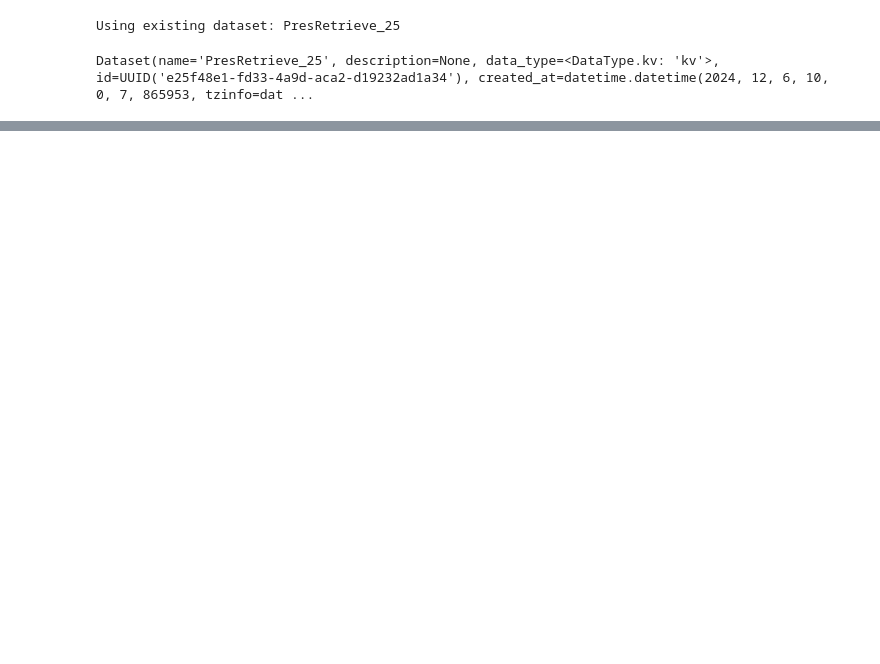
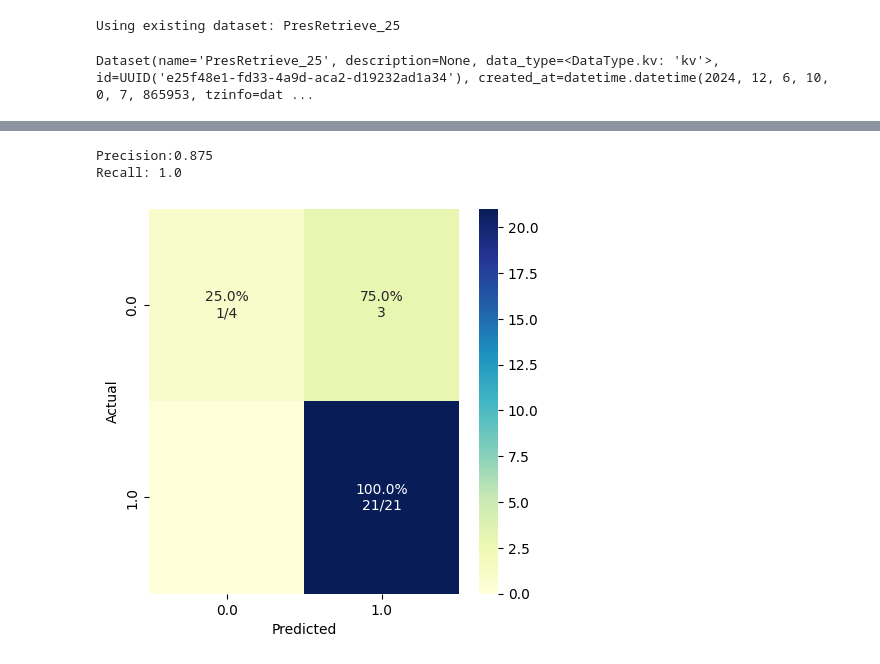
Before and after one commit to tambovtsev-io/presentation-search, a Jupyter notebook: notebooks/evaluation/eval_langsmith.ipynb, the cells around one changed output, grey strips where cells are left out. Cells and saved outputs as stored; diff of their text form; code cells hidden in the pictures; blank space fills up the shorter version.

```diff
--- a/notebooks/evaluation/eval_langsmith.ipynb
+++ b/notebooks/evaluation/eval_langsmith.ipynb
@@ -94,0 +323,40 @@ https://smith.langchain.com/o/44cd8e12-235d-52ea-a8de-1063f25bb9a4/datasets/e25f
+# %%
+import numpy as np
+import pandas as pd
+import matplotlib.pyplot as plt
+import seaborn as sns
+from sklearn.metrics import confusion_matrix
+
+def plot_cm(y_true, y_pred, figsize=(5,5)):
+    cm = confusion_matrix(y_true, y_pred, labels=np.unique(y_true))
+    cm_sum = np.sum(cm, axis=1, keepdims=True)
+    cm_perc = cm / cm_sum.astype(float) * 100
+    annot = np.empty_like(cm).astype(str)
+    nrows, ncols = cm.shape
+    for i in range(nrows):
+        for j in range(ncols):
+            c = cm[i, j]
+            p = cm_perc[i, j]
+            if i == j:
+                s = cm_sum[i][0]
+                annot[i, j] = f"{p:.1f}%\n{c}/{s}"
+            elif c == 0:
+                annot[i, j] = ""
+            else:
+                annot[i, j] = f"{p:.1f}%\n{c}"
+    cm = pd.DataFrame(cm, index=np.unique(y_true), columns=np.unique(y_true))
+    cm.index.name = "Actual"
+    cm.columns.name = "Predicted"
+    fig, ax = plt.subplots(figsize=figsize)
+    sns.heatmap(cm, cmap= "YlGnBu", annot=annot, fmt="", ax=ax)
+
+plot_cm(y_true, y_pred)
+
+precision = precision_score(y_true, y_pred)
+recall = recall_score(y_true, y_pred)
+print(f"Precision:{precision}")
+print(f"Recall: {recall}")
+# %% [output]
+Precision:0.875
+Recall: 1.0
+[figure, added]
```
Also changed, not shown: parts of 19 cells of this notebook, 5 other files.
